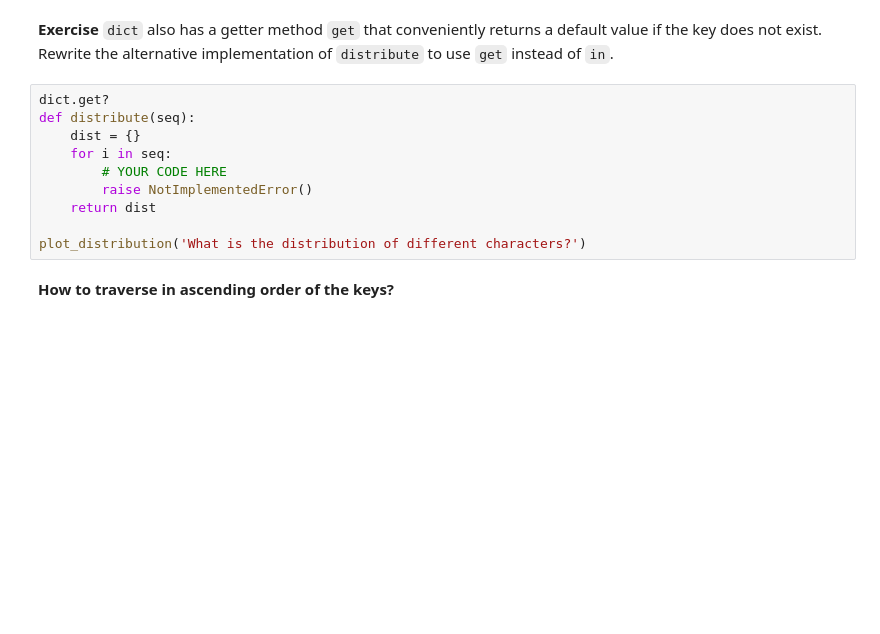
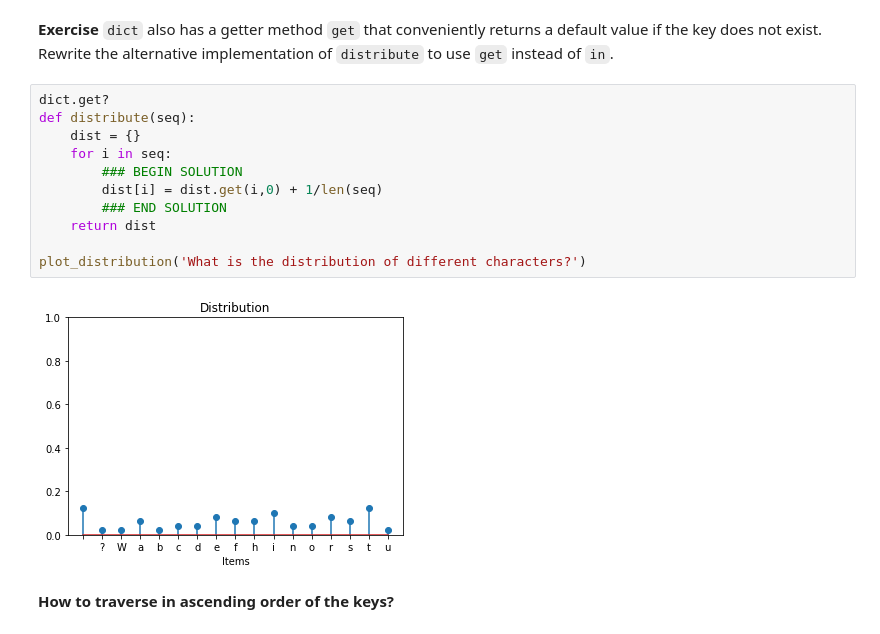
Before and after one commit to ccha23/cs1302_20a, a Jupyter notebook: Lecture8/Dictionaries and Sets.ipynb, the cells around one changed output. Drawn from its saved outputs; the diff is of its cells as text; blank space fills up the shorter version.

```diff
--- a/Lecture8/Dictionaries and Sets.ipynb
+++ b/Lecture8/Dictionaries and Sets.ipynb
@@ -283,13 +343,16 @@ YOUR ANSWER HERE
 # %%
 dict.get?
 def distribute(seq):
     dist = {}
     for i in seq:
-        # YOUR CODE HERE
-        raise NotImplementedError()
+        ### BEGIN SOLUTION
+        dist[i] = dist.get(i,0) + 1/len(seq)
+        ### END SOLUTION
     return dist
 
 plot_distribution('What is the distribution of different characters?')
+# %% [output]
+[figure, added]
 # %% [markdown]
 **How to traverse in ascending order of the keys?**
 # %% [markdown]
```
Also changed, not shown: parts of 41 cells of this notebook.
